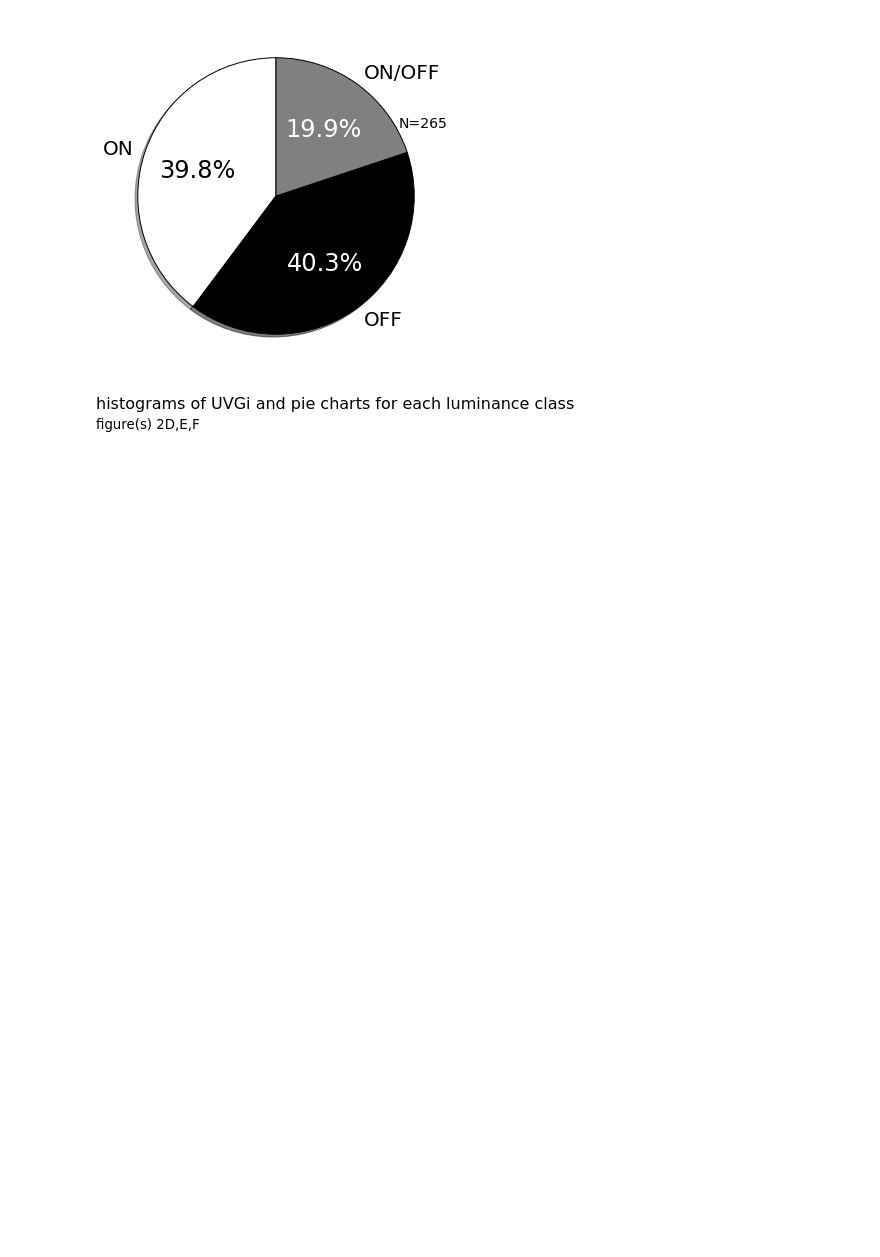
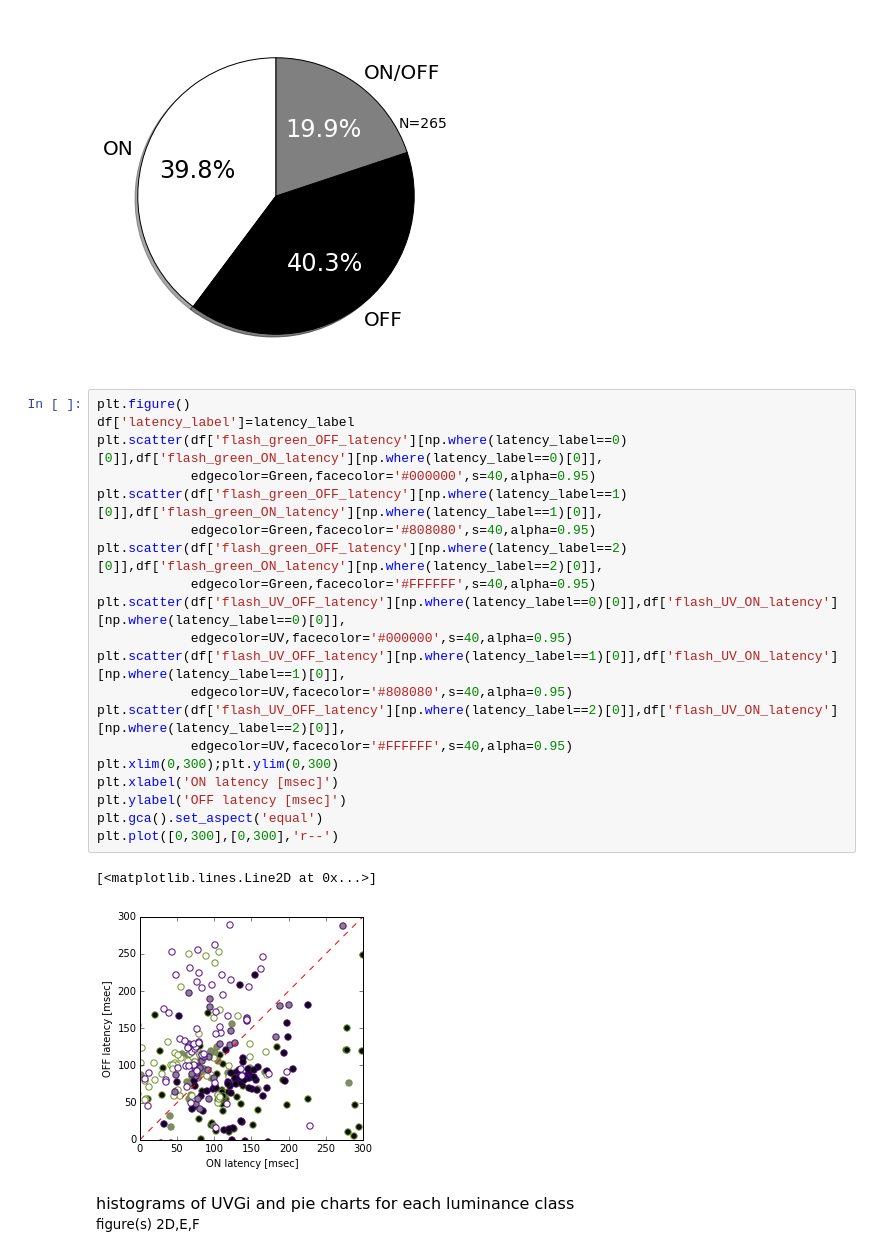
Before and after one commit to danieljdenman/mouse_chromatic, a Jupyter notebook: Denman2016_JNeurosci.ipynb, the cells around one changed output. Drawn from its saved outputs; the diff is of its cells as text; blank space fills up the shorter version.

```diff
--- a/Denman2016_JNeurosci.ipynb
+++ b/Denman2016_JNeurosci.ipynb
@@ -466,6 +494,29 @@ plt.gcf().savefig(os.path.join(path_to_data,'fig2C.eps'),format='eps')
 # %% [output]
 [figure]
 [figure]
+# %%
+plt.figure()
+df['latency_label']=latency_label
+plt.scatter(df['flash_green_OFF_latency'][np.where(latency_label==0)[0]],df['flash_green_ON_latency'][np.where(latency_label==0)[0]],
+            edgecolor=Green,facecolor='#000000',s=40,alpha=0.95)
+plt.scatter(df['flash_green_OFF_latency'][np.where(latency_label==1)[0]],df['flash_green_ON_latency'][np.where(latency_label==1)[0]],
+            edgecolor=Green,facecolor='#808080',s=40,alpha=0.95)
+plt.scatter(df['flash_green_OFF_latency'][np.where(latency_label==2)[0]],df['flash_green_ON_latency'][np.where(latency_label==2)[0]],
+            edgecolor=Green,facecolor='#FFFFFF',s=40,alpha=0.95)
+plt.scatter(df['flash_UV_OFF_latency'][np.where(latency_label==0)[0]],df['flash_UV_ON_latency'][np.where(latency_label==0)[0]],
+            edgecolor=UV,facecolor='#000000',s=40,alpha=0.95)
+plt.scatter(df['flash_UV_OFF_latency'][np.where(latency_label==1)[0]],df['flash_UV_ON_latency'][np.where(latency_label==1)[0]],
+            edgecolor=UV,facecolor='#808080',s=40,alpha=0.95)
+plt.scatter(df['flash_UV_OFF_latency'][np.where(latency_label==2)[0]],df['flash_UV_ON_latency'][np.where(latency_label==2)[0]],
+            edgecolor=UV,facecolor='#FFFFFF',s=40,alpha=0.95)
+plt.xlim(0,300);plt.ylim(0,300)
+plt.xlabel('ON latency [msec]')
+plt.ylabel('OFF latency [msec]')
+plt.gca().set_aspect('equal')
+plt.plot([0,300],[0,300],'r--')
+# %% [output]
+[<matplotlib.lines.Line2D at 0x...>]
+[figure, added]
 # %% [markdown]
 <div style="font-size:12pt;color:#000000">histograms of UVGi and pie charts for each luminance class </div>
 <div style="font-size:10pt;color:#000000">figure(s) 2D,E,F</div>
```
Also changed, not shown: parts of 13 cells of this notebook, 1 other file.
